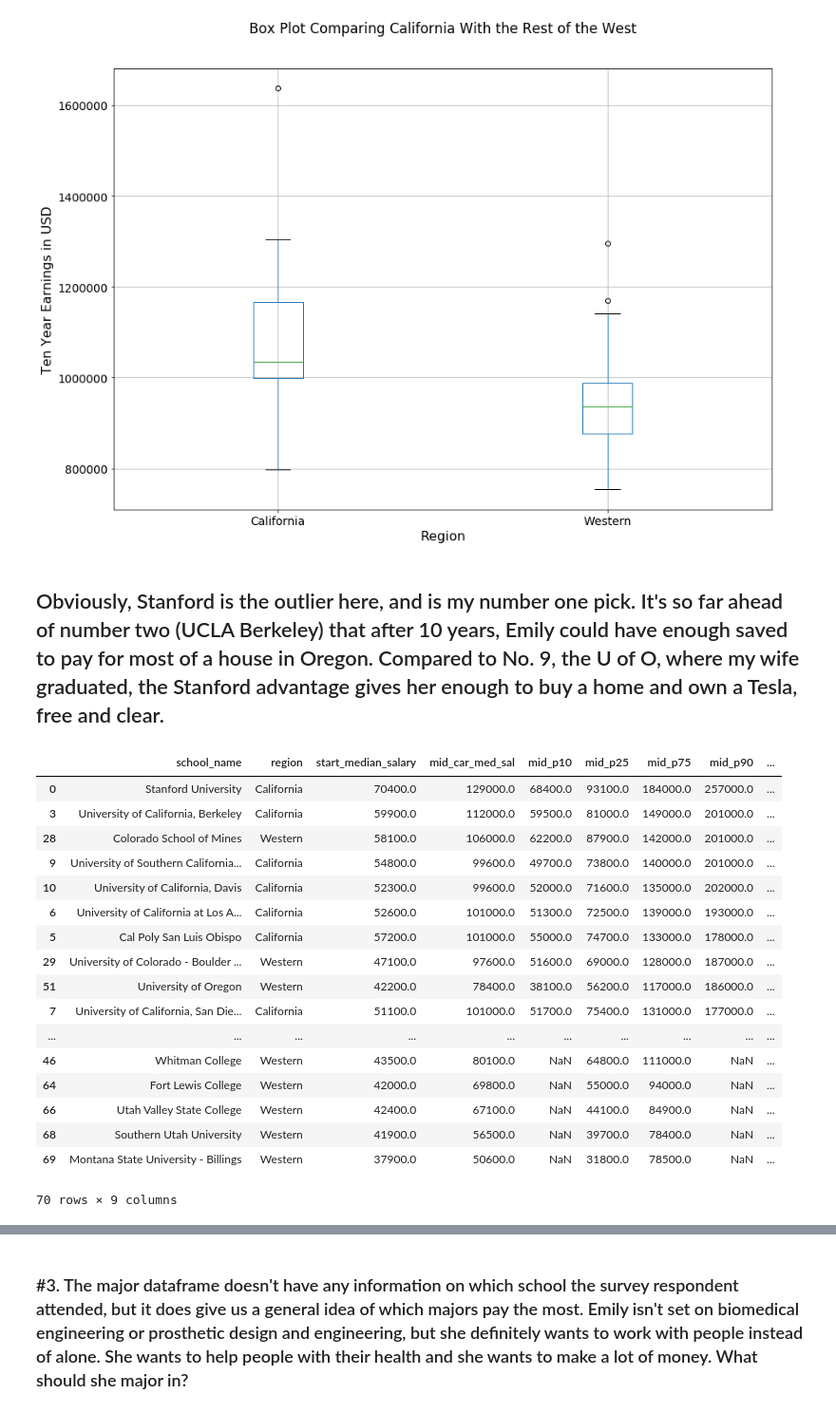
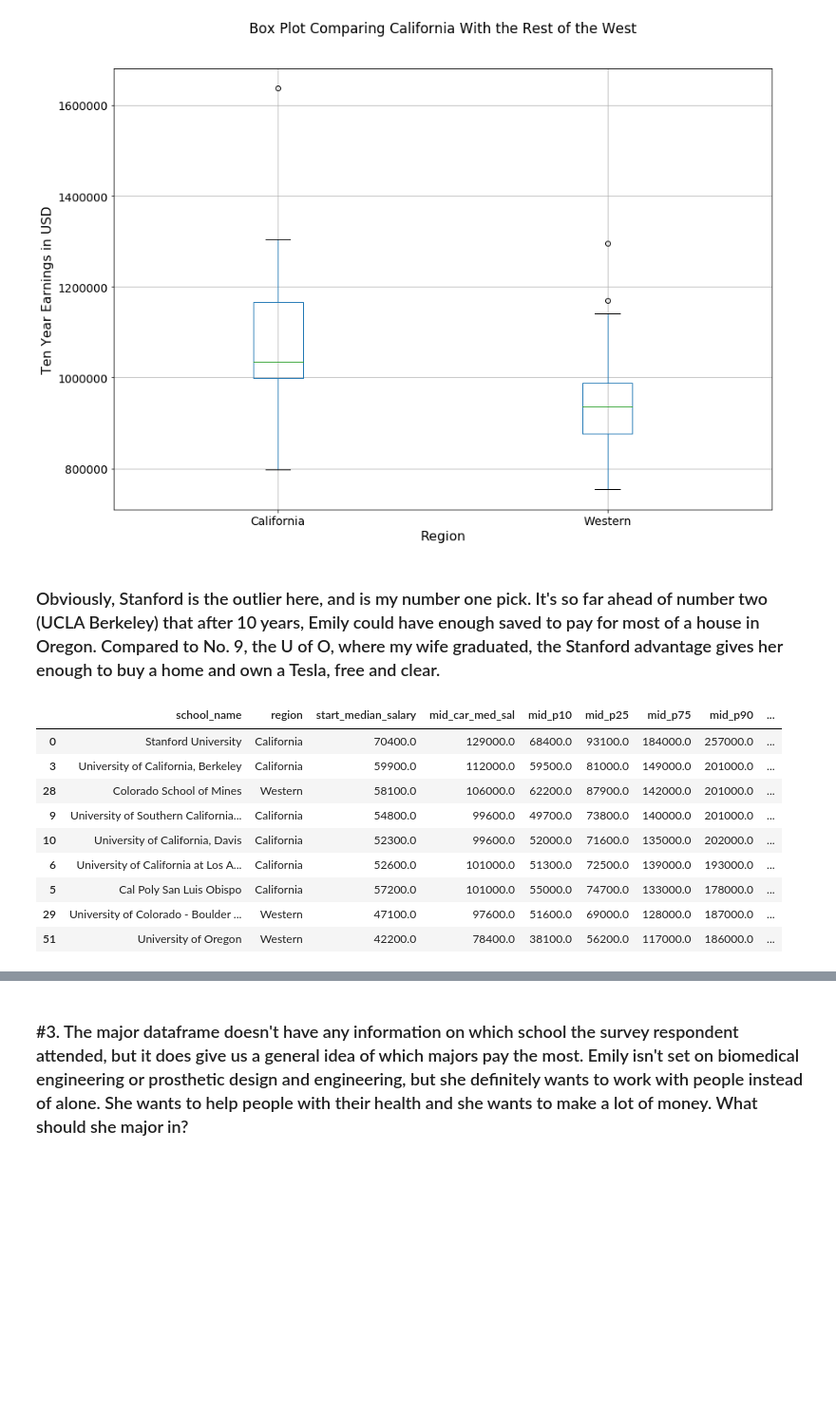
Before and after one commit to gahenton/thinkful, a Jupyter notebook: Thinkful_Prep_CAPSTONE.ipynb, the cells around one changed output, grey strips where cells are left out. Shown at 95% size. Cells and saved outputs as stored; diff of their text form; code cells hidden in the pictures; blank space fills up the shorter version.

Commit message:
Thinkful Prep Capstone
Where It Pays to Go to College: Analysis for My Daughter

```diff
--- a/Thinkful_Prep_CAPSTONE.ipynb
+++ b/Thinkful_Prep_CAPSTONE.ipynb
@@ -194,25 +229,17 @@ plt.ylabel('Ten Year Earnings in USD', fontsize = '16')
 ''
 [figure]
 # %% [markdown]
-## Obviously, Stanford is the outlier here, and is my number one pick. It's so far ahead of number two (UCLA Berkeley) that after 10 years, Emily could have enough saved to pay for most of a house in Oregon. Compared to No. 9, the U of O, where my wife graduated, the Stanford advantage gives her enough to buy a home and own a Tesla, free and clear.
+### Obviously, Stanford is the outlier here, and is my number one pick. It's so far ahead of number two (UCLA Berkeley) that after 10 years, Emily could have enough saved to pay for most of a house in Oregon. Compared to No. 9, the U of O, where my wife graduated, the Stanford advantage gives her enough to buy a home and own a Tesla, free and clear.
-# %%
-region_subset.sort_values(by=['ten_yr_salary_sum'], ascending=False)
-# %% [output]
-|  | school_name | region | start_median_salary | mid_car_med_sal | mid_p10 | mid_p25 | mid_p75 | mid_p90 | ... |
-| 0 | Stanford University | California | 70400.0 | 129000.0 | 68400.0 | 93100.0 | 184000.0 | 257000.0 | ... |
-| 3 | University of California, Berkeley | California | 59900.0 | 112000.0 | 59500.0 | 81000.0 | 149000.0 | 201000.0 | ... |
-| 28 | Colorado School of Mines | Western | 58100.0 | 106000.0 | 62200.0 | 87900.0 | 142000.0 | 201000.0 | ... |
-| 9 | University of Southern California... | California | 54800.0 | 99600.0 | 49700.0 | 73800.0 | 140000.0 | 201000.0 | ... |
-| 10 | University of California, Davis | California | 52300.0 | 99600.0 | 52000.0 | 71600.0 | 135000.0 | 202000.0 | ... |
-| 6 | University of California at Los A... | California | 52600.0 | 101000.0 | 51300.0 | 72500.0 | 139000.0 | 193000.0 | ... |
-| 5 | Cal Poly San Luis Obispo | California | 57200.0 | 101000.0 | 55000.0 | 74700.0 | 133000.0 | 178000.0 | ... |
-| 29 | University of Colorado - Boulder ... | Western | 47100.0 | 97600.0 | 51600.0 | 69000.0 | 128000.0 | 187000.0 | ... |
-| 51 | University of Oregon | Western | 42200.0 | 78400.0 | 38100.0 | 56200.0 | 117000.0 | 186000.0 | ... |
-| 7 | University of California, San Die... | California | 51100.0 | 101000.0 | 51700.0 | 75400.0 | 131000.0 | 177000.0 | ... |
-| ... | ... | ... | ... | ... | ... | ... | ... | ... | ... |
-| 46 | Whitman College | Western | 43500.0 | 80100.0 | NaN | 64800.0 | 111000.0 | NaN | ... |
-| 64 | Fort Lewis College | Western | 42000.0 | 69800.0 | NaN | 55000.0 | 94000.0 | NaN | ... |
-| 66 | Utah Valley State College | Western | 42400.0 | 67100.0 | NaN | 44100.0 | 84900.0 | NaN | ... |
-| 68 | Southern Utah University | Western | 41900.0 | 56500.0 | NaN | 39700.0 | 78400.0 | NaN | ... |
-| 69 | Montana State University - Billings | Western | 37900.0 | 50600.0 | NaN | 31800.0 | 78500.0 | NaN | ... |
-70 rows × 9 columns
+# %%
+region_subset.head(9)
+# %% [output]
+|  | school_name | region | start_median_salary | mid_car_med_sal | mid_p10 | mid_p25 | mid_p75 | mid_p90 | ... |
+| 0 | Stanford University | California | 70400.0 | 129000.0 | 68400.0 | 93100.0 | 184000.0 | 257000.0 | ... |
+| 3 | University of California, Berkeley | California | 59900.0 | 112000.0 | 59500.0 | 81000.0 | 149000.0 | 201000.0 | ... |
+| 28 | Colorado School of Mines | Western | 58100.0 | 106000.0 | 62200.0 | 87900.0 | 142000.0 | 201000.0 | ... |
+| 9 | University of Southern California... | California | 54800.0 | 99600.0 | 49700.0 | 73800.0 | 140000.0 | 201000.0 | ... |
+| 10 | University of California, Davis | California | 52300.0 | 99600.0 | 52000.0 | 71600.0 | 135000.0 | 202000.0 | ... |
+| 6 | University of California at Los A... | California | 52600.0 | 101000.0 | 51300.0 | 72500.0 | 139000.0 | 193000.0 | ... |
+| 5 | Cal Poly San Luis Obispo | California | 57200.0 | 101000.0 | 55000.0 | 74700.0 | 133000.0 | 178000.0 | ... |
+| 29 | University of Colorado - Boulder ... | Western | 47100.0 | 97600.0 | 51600.0 | 69000.0 | 128000.0 | 187000.0 | ... |
+| 51 | University of Oregon | Western | 42200.0 | 78400.0 | 38100.0 | 56200.0 | 117000.0 | 186000.0 | ... |
```
Also changed, not shown: parts of 11 cells of this notebook.
